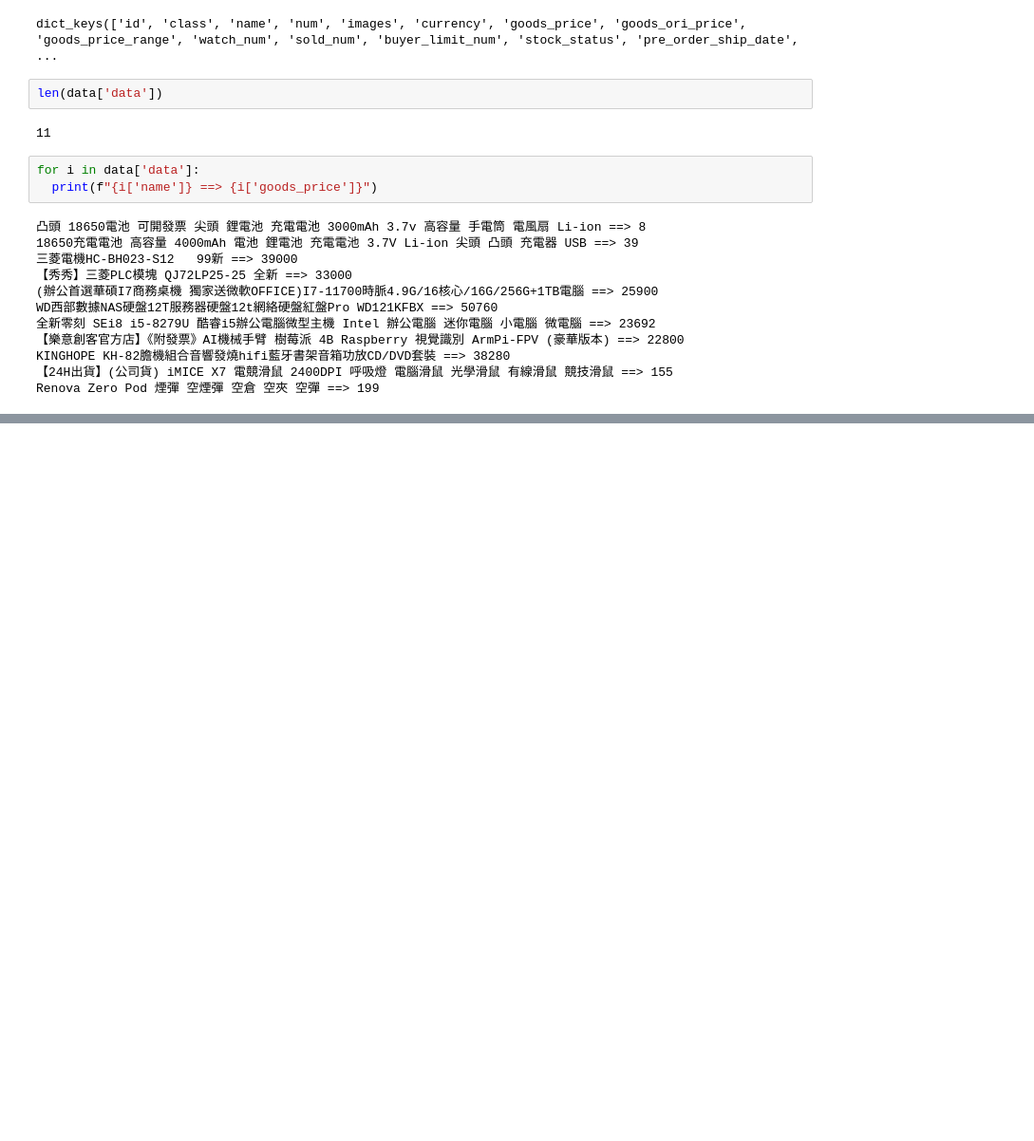
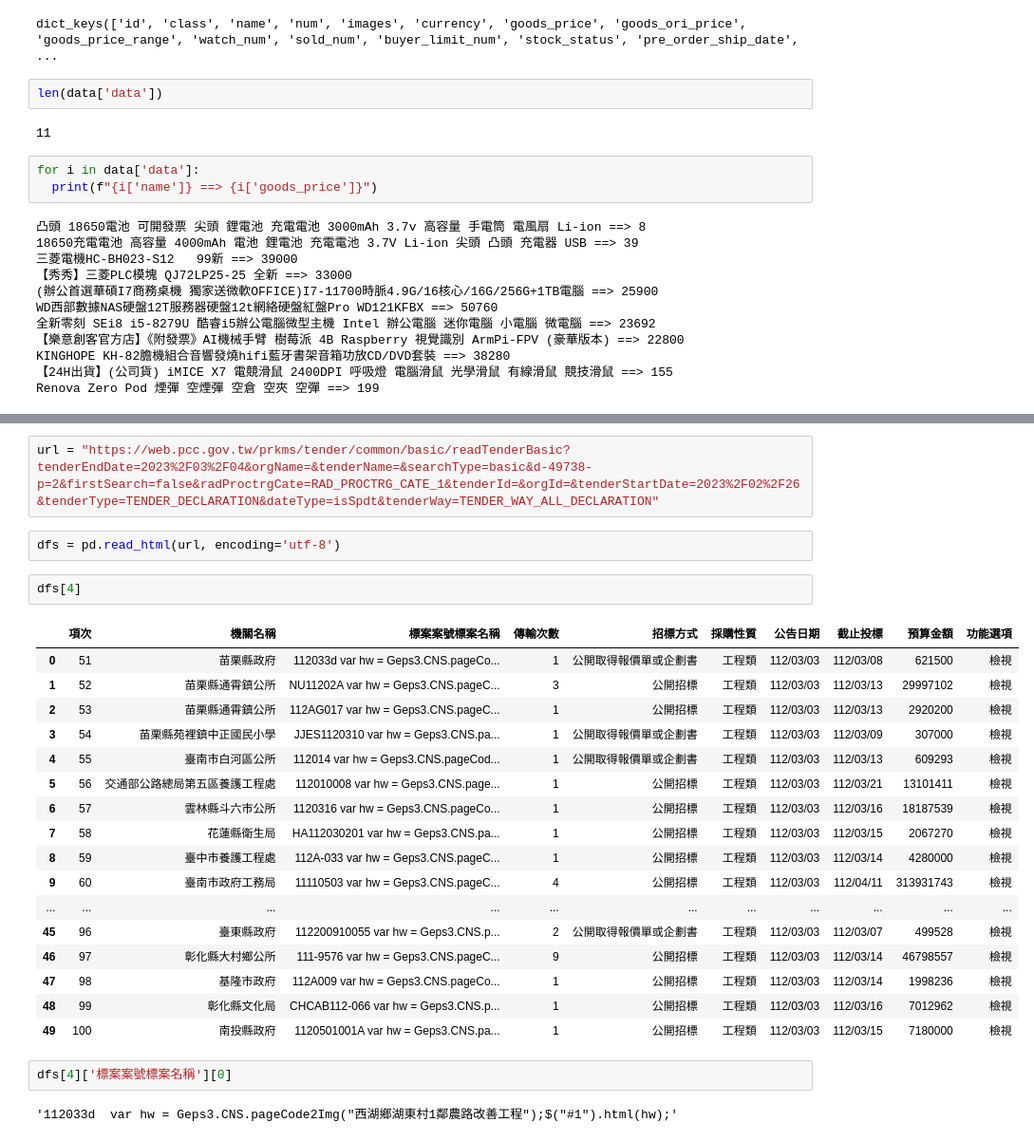
Before and after one commit to JYRUS19/20230205-Python, a Jupyter notebook: 20230304.ipynb, the cells around one changed output, grey strips where cells are left out. Shown: that part at 95% size. Cells and saved outputs as stored; diff of their text form; blank space fills up the shorter version.

```diff
--- a/20230304.ipynb
+++ b/20230304.ipynb
@@ -541,0 +545,28 @@ Renova Zero Pod 煙彈 空煙彈 空倉 空夾 空彈 ==> 199
+# %%
+url = "https://web.pcc.gov.tw/prkms/tender/common/basic/readTenderBasic?tenderEndDate=2023%2F03%2F04&orgName=&tenderName=&searchType=basic&d-49738-p=2&firstSearch=false&radProctrgCate=RAD_PROCTRG_CATE_1&tenderId=&orgId=&tenderStartDate=2023%2F02%2F26&tenderType=TENDER_DECLARATION&dateType=isSpdt&tenderWay=TENDER_WAY_ALL_DECLARATION"
+# %%
+dfs = pd.read_html(url, encoding='utf-8')
+# %%
+dfs[4]
+# %% [output]
+|  | 項次 | 機關名稱 | 標案案號標案名稱 | 傳輸次數 | 招標方式 | 採購性質 | 公告日期 | 截止投標 | 預算金額 | 功能選項 |
+| 0 | 51 | 苗栗縣政府 | 112033d var hw = Geps3.CNS.pageCo... | 1 | 公開取得報價單或企劃書 | 工程類 | 112/03/03 | 112/03/08 | 621500 | 檢視 |
+| 1 | 52 | 苗栗縣通霄鎮公所 | NU11202A var hw = Geps3.CNS.pageC... | 3 | 公開招標 | 工程類 | 112/03/03 | 112/03/13 | 29997102 | 檢視 |
+| 2 | 53 | 苗栗縣通霄鎮公所 | 112AG017 var hw = Geps3.CNS.pageC... | 1 | 公開招標 | 工程類 | 112/03/03 | 112/03/13 | 2920200 | 檢視 |
+| 3 | 54 | 苗栗縣苑裡鎮中正國民小學 | JJES1120310 var hw = Geps3.CNS.pa... | 1 | 公開取得報價單或企劃書 | 工程類 | 112/03/03 | 112/03/09 | 307000 | 檢視 |
+| 4 | 55 | 臺南市白河區公所 | 112014 var hw = Geps3.CNS.pageCod... | 1 | 公開取得報價單或企劃書 | 工程類 | 112/03/03 | 112/03/13 | 609293 | 檢視 |
+| 5 | 56 | 交通部公路總局第五區養護工程處 | 112010008 var hw = Geps3.CNS.page... | 1 | 公開招標 | 工程類 | 112/03/03 | 112/03/21 | 13101411 | 檢視 |
+| 6 | 57 | 雲林縣斗六市公所 | 1120316 var hw = Geps3.CNS.pageCo... | 1 | 公開招標 | 工程類 | 112/03/03 | 112/03/16 | 18187539 | 檢視 |
+| 7 | 58 | 花蓮縣衛生局 | HA112030201 var hw = Geps3.CNS.pa... | 1 | 公開招標 | 工程類 | 112/03/03 | 112/03/15 | 2067270 | 檢視 |
+| 8 | 59 | 臺中市養護工程處 | 112A-033 var hw = Geps3.CNS.pageC... | 1 | 公開招標 | 工程類 | 112/03/03 | 112/03/14 | 4280000 | 檢視 |
+| 9 | 60 | 臺南市政府工務局 | 11110503 var hw = Geps3.CNS.pageC... | 4 | 公開招標 | 工程類 | 112/03/03 | 112/04/11 | 313931743 | 檢視 |
+| ... | ... | ... | ... | ... | ... | ... | ... | ... | ... | ... |
+| 45 | 96 | 臺東縣政府 | 112200910055 var hw = Geps3.CNS.p... | 2 | 公開取得報價單或企劃書 | 工程類 | 112/03/03 | 112/03/07 | 499528 | 檢視 |
+| 46 | 97 | 彰化縣大村鄉公所 | 111-9576 var hw = Geps3.CNS.pageC... | 9 | 公開招標 | 工程類 | 112/03/03 | 112/03/14 | 46798557 | 檢視 |
+| 47 | 98 | 基隆市政府 | 112A009 var hw = Geps3.CNS.pageCo... | 1 | 公開招標 | 工程類 | 112/03/03 | 112/03/14 | 1998236 | 檢視 |
+| 48 | 99 | 彰化縣文化局 | CHCAB112-066 var hw = Geps3.CNS.p... | 1 | 公開招標 | 工程類 | 112/03/03 | 112/03/16 | 7012962 | 檢視 |
+| 49 | 100 | 南投縣政府 | 1120501001A var hw = Geps3.CNS.pa... | 1 | 公開招標 | 工程類 | 112/03/03 | 112/03/15 | 7180000 | 檢視 |
+# %%
+dfs[4]['標案案號標案名稱'][0]
+# %% [output]
+'112033d  var hw = Geps3.CNS.pageCode2Img("西湖鄉湖東村1鄰農路改善工程");$("#1").html(hw);'
```
Also changed, not shown: parts of 9 cells of this notebook.
